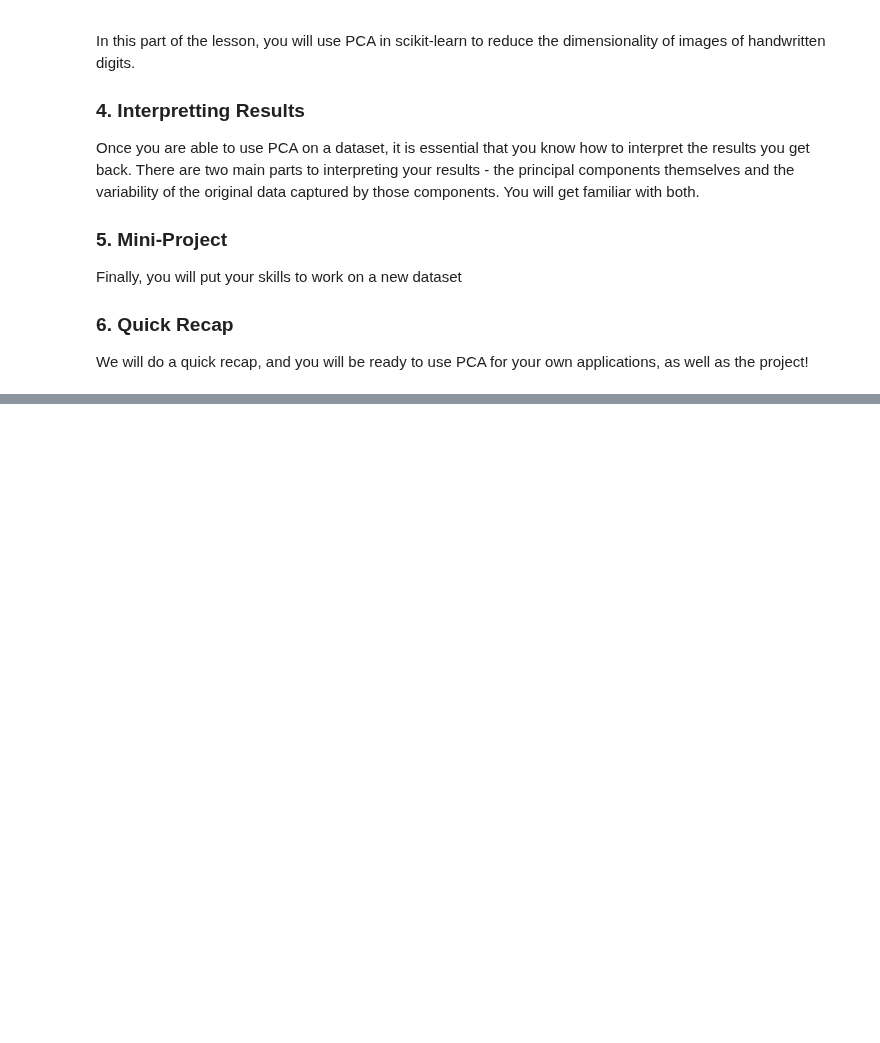
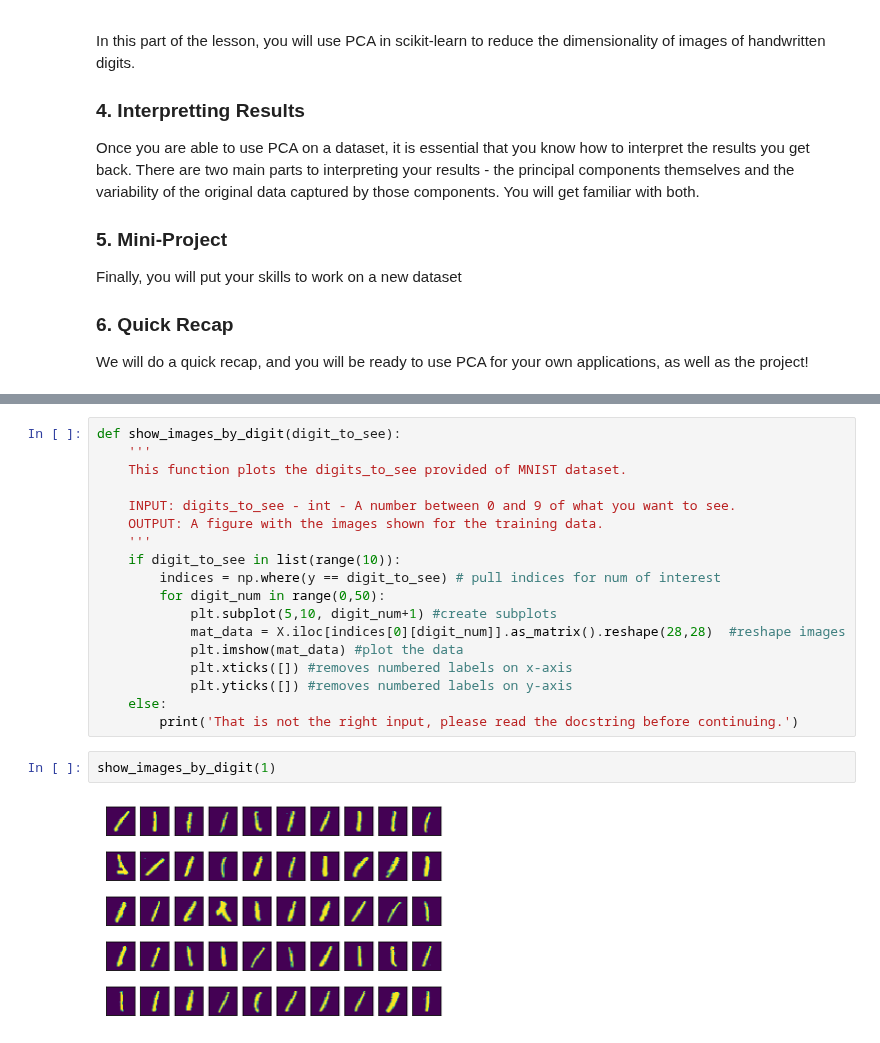
Before and after one commit to ChristopherDaigle/Udacity, a Jupyter notebook: IntroductionToMachineLearningProgram/Part4_UnsupervisedLearning/Dimensionality Reduction and PCA/Notes on Unsupervised Learning - PCA.ipynb, the cells around one changed output, grey strips where cells are left out. Saved outputs shown, nothing was run; the diff lists cells and outputs as text; blank space fills up the shorter version.

```diff
--- a/IntroductionToMachineLearningProgram/Part4_UnsupervisedLearning/Dimensionality Reduction and PCA/Notes on Unsupervised Learning - PCA.ipynb
+++ b/IntroductionToMachineLearningProgram/Part4_UnsupervisedLearning/Dimensionality Reduction and PCA/Notes on Unsupervised Learning - PCA.ipynb
@@ -148,0 +247,22 @@ Some short items about PCA
+# %%
+def show_images_by_digit(digit_to_see):
+    '''
+    This function plots the digits_to_see provided of MNIST dataset.
+
+    INPUT: digits_to_see - int - A number between 0 and 9 of what you want to see.
+    OUTPUT: A figure with the images shown for the training data.
+    '''
+    if digit_to_see in list(range(10)):
+        indices = np.where(y == digit_to_see) # pull indices for num of interest
+        for digit_num in range(0,50):
+            plt.subplot(5,10, digit_num+1) #create subplots
+            mat_data = X.iloc[indices[0][digit_num]].as_matrix().reshape(28,28)  #reshape images
+            plt.imshow(mat_data) #plot the data
+            plt.xticks([]) #removes numbered labels on x-axis
+            plt.yticks([]) #removes numbered labels on y-axis
+    else:
+        print('That is not the right input, please read the docstring before continuing.')
+# %%
+show_images_by_digit(1)
+# %% [output]
+[figure, added]
```
Also changed, not shown: parts of 100 cells of this notebook, 5 other files.
